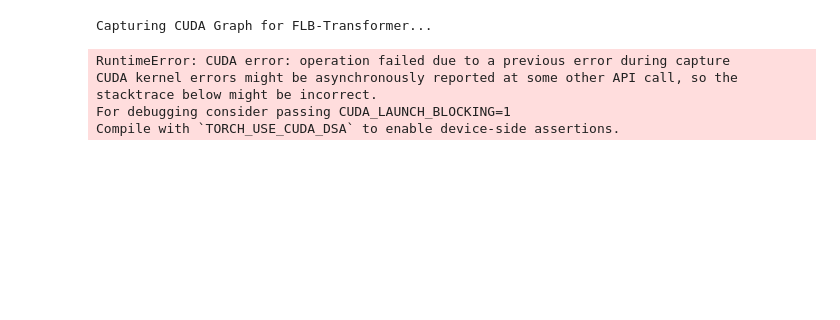
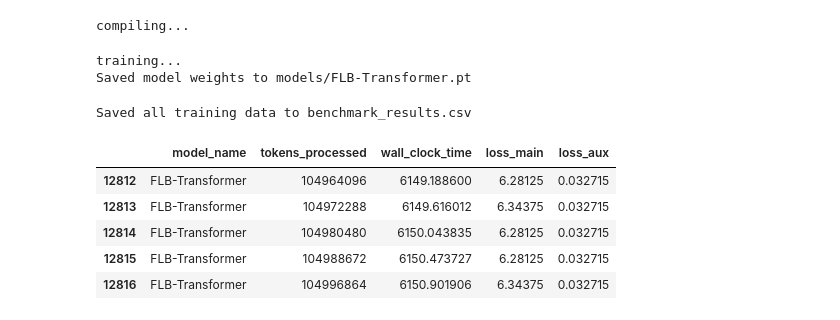
Before and after one commit to Trygon117/FLB-Transformer, a Jupyter notebook: train_experiment.ipynb, the cells around one changed output. Saved outputs shown, nothing was run; the diff lists cells and outputs as text; code cells hidden in the pictures; blank space fills up the shorter version.

```diff
--- a/train_experiment.ipynb
+++ b/train_experiment.ipynb
@@ -25,13 +27,19 @@ DEVICE = 'cuda' if torch.cuda.is_available() else 'cpu'
 VOCAB_SIZE = 50257 # GPT-2 Default
 HIDDEN_DIM = 256
 SEQ_LEN = 128
-BATCH_SIZE = 16
-MAX_TOKENS = 5_000_000 # Stop training after 5M tokens for the baseline test
+BATCH_SIZE = 64
+MAX_TOKENS = 105_000_000 # Stop training after 105M tokens for the full WikiText-103 run
+DROPOUT = 0.1
+AUX_WEIGHT = 0.05
+LEARNING_RATE = 5e-4
+
+torch.set_float32_matmul_precision('high')
 
 # Data Structure for Benchmarking
 results = {
     "model_name": [],
     "tokens_processed": [],
     "wall_clock_time": [],
-    "loss": []
+    "loss_main": [],
+    "loss_aux": []
 }
@@ -147,13 +209,13 @@ def run_benchmark(model, model_name, loader, checkpoint_interval=1_000_000):
     return results
 # %%
-# 1. FLB-Transformer (Your Model)
+# 1. FLB-Transformer
 flb = FLB_Transformer(vocab_size=VOCAB_SIZE, hidden_dim=HIDDEN_DIM, num_layers=6, seq_len=SEQ_LEN, batch_size=BATCH_SIZE)
-run_benchmark(flb, "FLB-Transformer", train_loader)
+flb_results = run_benchmark(flb, "FLB-Transformer", train_loader)
+# Load weights
+# flb_results = run_benchmark(flb, "FLB-Transformer", train_loader, "models/FLB-Transformer_checkpoint.pt")
 # %% [output]
-Capturing CUDA Graph for FLB-Transformer...
+compiling...
-RuntimeError: CUDA error: operation failed due to a previous error during capture
-CUDA kernel errors might be asynchronously reported at some other API call, so the stacktrace below might be incorrect.
-For debugging consider passing CUDA_LAUNCH_BLOCKING=1
-Compile with `TORCH_USE_CUDA_DSA` to enable device-side assertions.
+training...
+Saved model weights to models/FLB-Transformer.pt
 # %%
 # 2. GPT Baseline
@@ -172,11 +234,21 @@ run_benchmark(fam, "FAM-Baseline", train_loader)
 xl = XLWrapper(VOCAB_SIZE, HIDDEN_DIM, num_layers=6)
 run_benchmark(xl, "XL-Baseline", train_loader)
 # %%
-all_run_data = []
+# Convert the global dictionary directly into a Pandas DataFrame
+df = pd.DataFrame(results)
 
-# Example run
-flb_results = run_benchmark(flb, "FLB-Transformer", train_loader)
-all_run_data.extend(flb_results)
+# Save the table to a CSV file so you can graph it later
+csv_filename = "benchmark_results.csv"
+df.to_csv(csv_filename, index=False)
+print(f"Saved all training data to {csv_filename}")
 
-# Then at the end of your notebook
-df = pd.DataFrame(all_run_data)
+# Display the last few rows to verify it worked
+df.tail()
+# %% [output]
+Saved all training data to benchmark_results.csv
+|  | model_name | tokens_processed | wall_clock_time | loss_main | loss_aux |
+| 12812 | FLB-Transformer | 104964096 | 6149.188600 | 6.28125 | 0.032715 |
+| 12813 | FLB-Transformer | 104972288 | 6149.616012 | 6.34375 | 0.032715 |
+| 12814 | FLB-Transformer | 104980480 | 6150.043835 | 6.28125 | 0.032715 |
+| 12815 | FLB-Transformer | 104988672 | 6150.473727 | 6.28125 | 0.032715 |
+| 12816 | FLB-Transformer | 104996864 | 6150.901906 | 6.34375 | 0.032715 |
```
Also changed, not shown: parts of 9 cells of this notebook, 11 other files.
